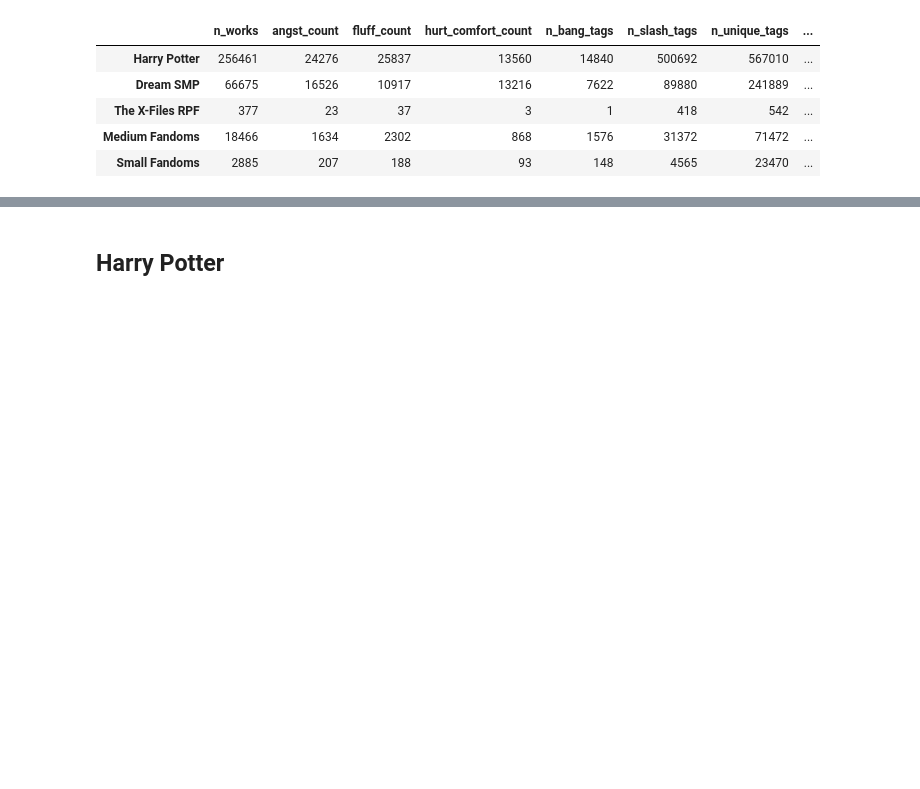
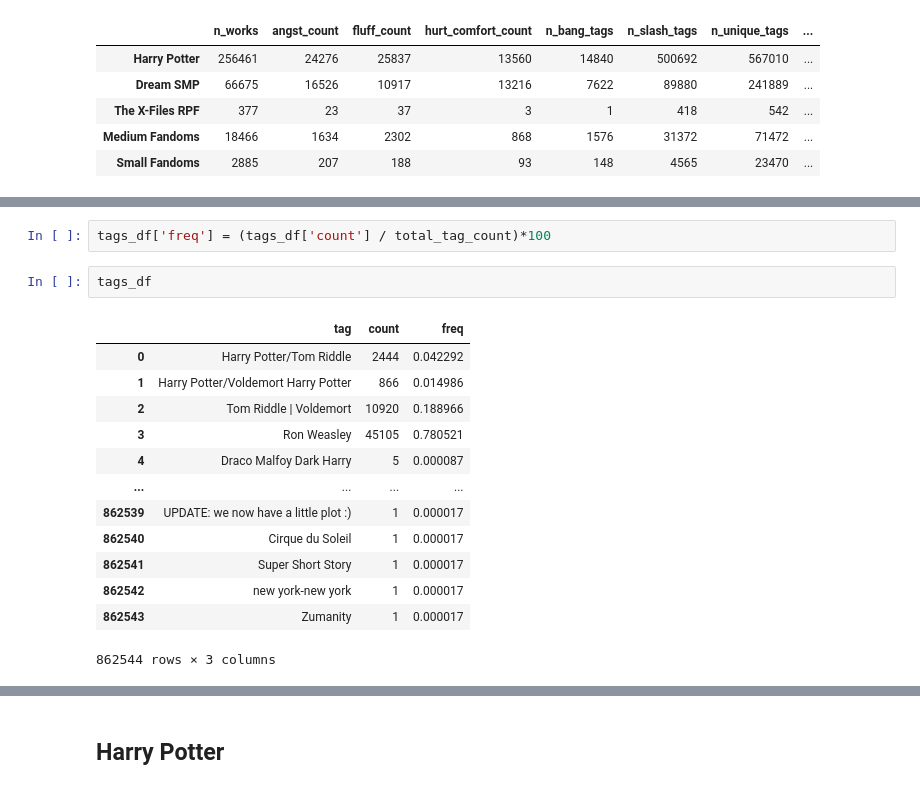
Before and after one commit to miscodisco/2027_peripheries, a Jupyter notebook: src/dev.ipynb, the cells around one changed output, grey strips where cells are left out. Cells and saved outputs as stored; diff of their text form; blank space fills up the shorter version.

```diff
--- a/src/dev.ipynb
+++ b/src/dev.ipynb
@@ -21,0 +53,18 @@ df
+# %%
+tags_df['freq'] = (tags_df['count'] / total_tag_count)*100
+# %%
+tags_df
+# %% [output]
+|  | tag | count | freq |
+| 0 | Harry Potter/Tom Riddle | 2444 | 0.042292 |
+| 1 | Harry Potter/Voldemort Harry Potter | 866 | 0.014986 |
+| 2 | Tom Riddle | Voldemort | 10920 | 0.188966 |
+| 3 | Ron Weasley | 45105 | 0.780521 |
+| 4 | Draco Malfoy Dark Harry | 5 | 0.000087 |
+| ... | ... | ... | ... |
+| 862539 | UPDATE: we now have a little plot :) | 1 | 0.000017 |
+| 862540 | Cirque du Soleil | 1 | 0.000017 |
+| 862541 | Super Short Story | 1 | 0.000017 |
+| 862542 | new york-new york | 1 | 0.000017 |
+| 862543 | Zumanity | 1 | 0.000017 |
+862544 rows × 3 columns
```
Also changed, not shown: parts of 5 cells of this notebook, 2 other files.
